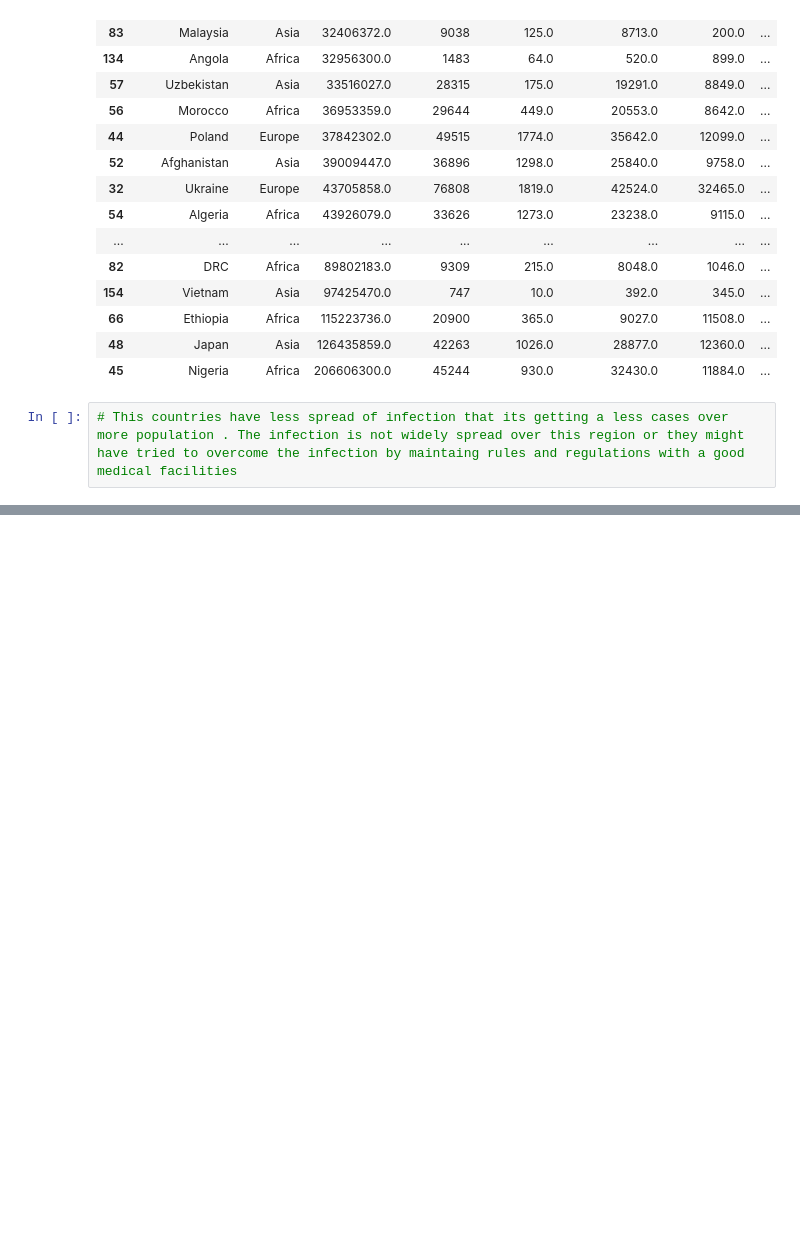
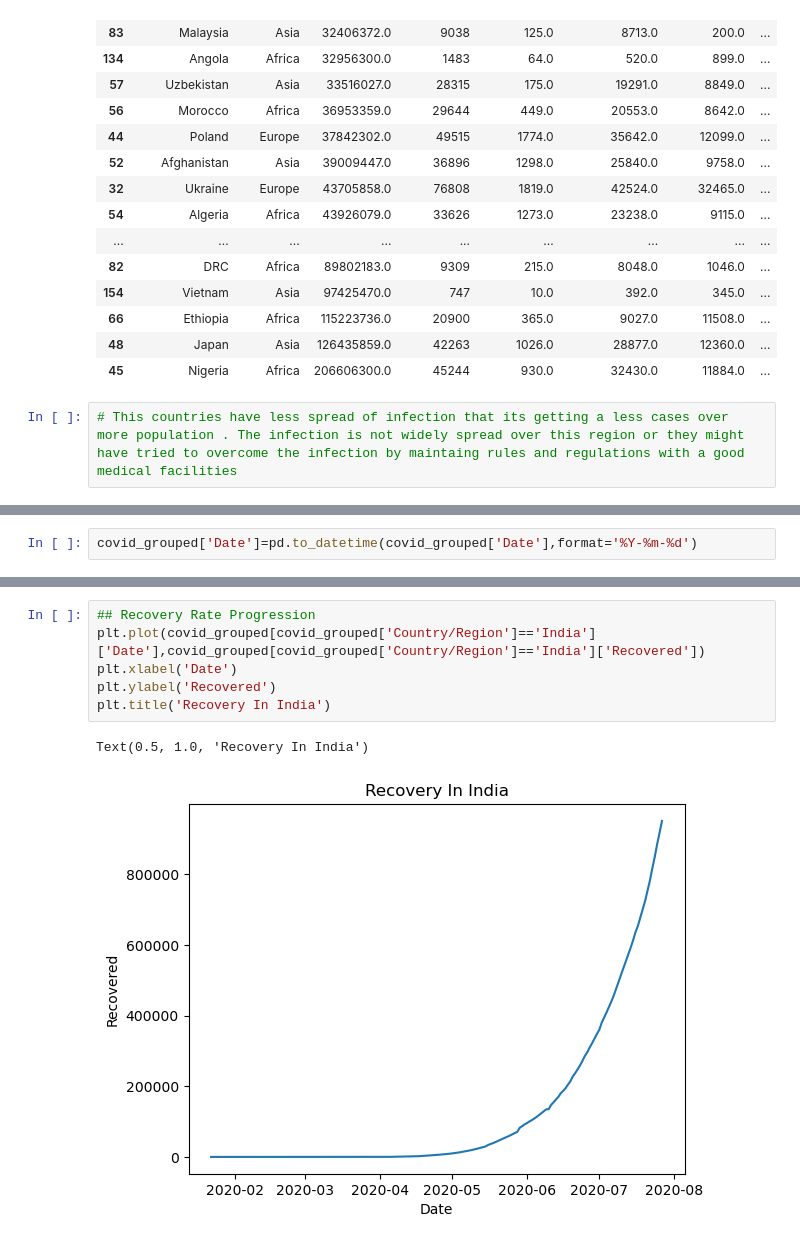
Before and after one commit to mynkchn/Drive-Into-Analysis, a Jupyter notebook: Covid Data Analysis/covid_data_analysis.ipynb, the cells around one changed output, grey strips where cells are left out. Cells and saved outputs as stored; diff of their text form; blank space fills up the shorter version.

Commit message:
working with covid data

```diff
--- a/Covid Data Analysis/covid_data_analysis.ipynb
+++ b/Covid Data Analysis/covid_data_analysis.ipynb
@@ -258,0 +285,2 @@ sorted_avg
+# %%
+covid_grouped['Date']=pd.to_datetime(covid_grouped['Date'],format='%Y-%m-%d')
@@ -258,0 +322,9 @@ sorted_avg
+# %%
+## Recovery Rate Progression
+plt.plot(covid_grouped[covid_grouped['Country/Region']=='India']['Date'],covid_grouped[covid_grouped['Country/Region']=='India']['Recovered'])
+plt.xlabel('Date')
+plt.ylabel('Recovered')
+plt.title('Recovery In India')
+# %% [output]
+Text(0.5, 1.0, 'Recovery In India')
+[figure, added]
```
Also changed, not shown: parts of 29 cells of this notebook.
